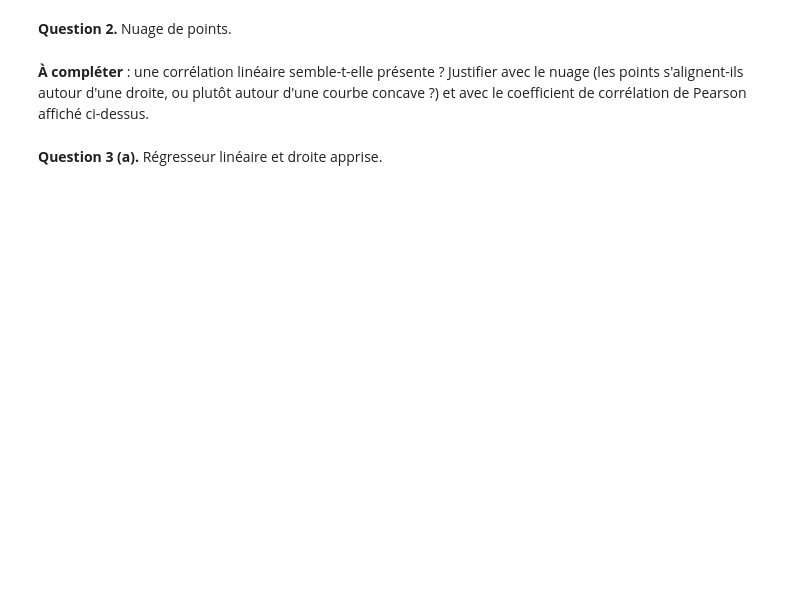
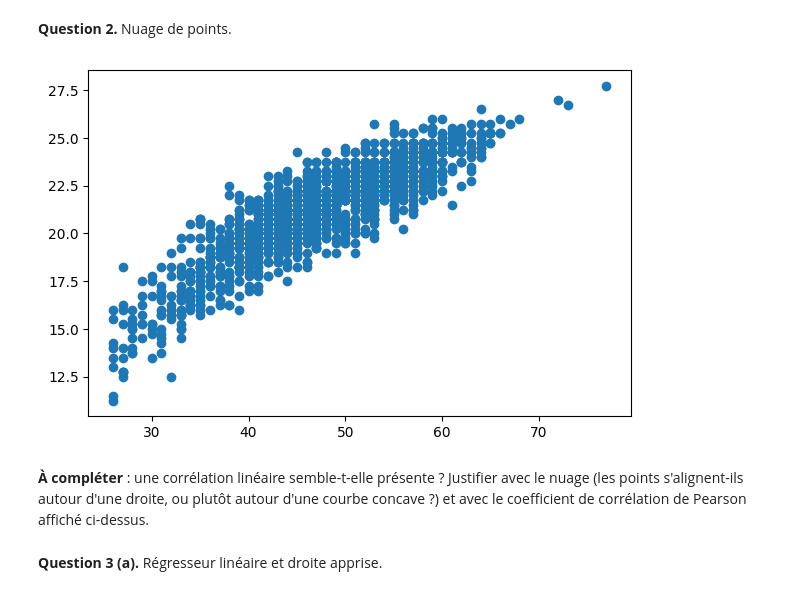
Before and after one commit to soniaferjani/portfolio-sbf, a Jupyter notebook: regression-lineaire-moindre-carres/regression-lineaire-moindre-carres.ipynb, the cells around one changed output. Drawn from its saved outputs; the diff is of its cells as text; code cells hidden in the pictures; blank space fills up the shorter version.

```diff
--- a/regression-lineaire-moindre-carres/regression-lineaire-moindre-carres.ipynb
+++ b/regression-lineaire-moindre-carres/regression-lineaire-moindre-carres.ipynb
@@ -98,9 +111,9 @@ Le terme constant $w_0$ est donc indispensable dès que la relation ne passe pas
 Le code cherche `eucalyptus.txt` puis `eucalypus.txt` (orthographe de l'énoncé) dans le dossier courant.
 Si aucun fichier n'est trouvé, un jeu **synthétique** de même forme est créé uniquement pour que le notebook s'exécute : placez le vrai fichier à côté du notebook pour obtenir les vrais résultats.
 # %%
-import os
 
-fichier = None
+
+"""fichier = None
 for nom in ['eucalyptus.txt', 'eucalypus.txt']:
     if os.path.exists(nom):
         fichier = nom
@@ -119,4 +132,9 @@ else:
 h = data[:, 0]                 # cible : hauteur
 c = data[:, 1]                 # explication : circonférence
 C = c.reshape(-1, 1)           # forme (n, 1) pour sklearn
-print('n =', len(h), '| forme de C :', C.shape)
+print('n =', len(h), '| forme de C :', C.shape)"""
+df = np.loadtxt('eucalyptus.txt')
+print(df)
+h,n = np.loadtxt('eucalyptus.txt', unpack=True, usecols =(0,1))
+print(h)
+print(n)
@@ -123,13 +151,10 @@ print('n =', len(h), '| forme de C :', C.shape)
 # %% [markdown]
 **Question 2.** Nuage de points.
 # %%
-plt.scatter(c, h, s=8, alpha=0.5)
-plt.xlabel('circonférence c')
-plt.ylabel('hauteur h')
-plt.title('Eucalyptus : hauteur en fonction de la circonférence')
+plt.scatter(n, h)
 plt.show()
-
-print('Coefficient de corrélation de Pearson :', np.corrcoef(c, h)[0, 1])
+# %% [output]
+[figure, added]
 # %% [markdown]
 **À compléter** : une corrélation linéaire semble-t-elle présente ? Justifier avec le nuage (les points s'alignent-ils autour d'une droite, ou plutôt autour d'une courbe concave ?) et avec le coefficient de corrélation de Pearson affiché ci-dessus.
 # %% [markdown]
```
Also changed, not shown: parts of 20 cells of this notebook.
